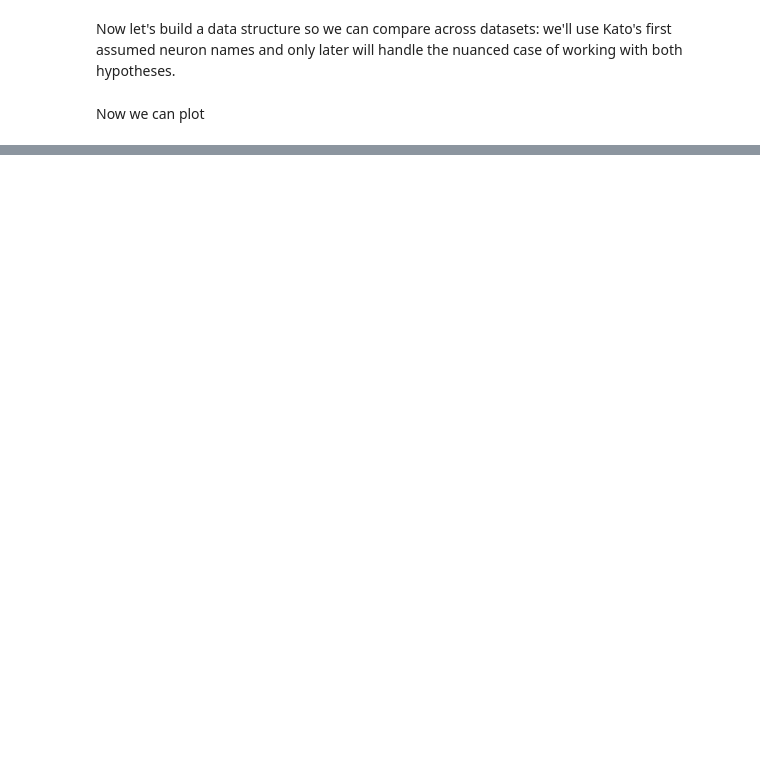
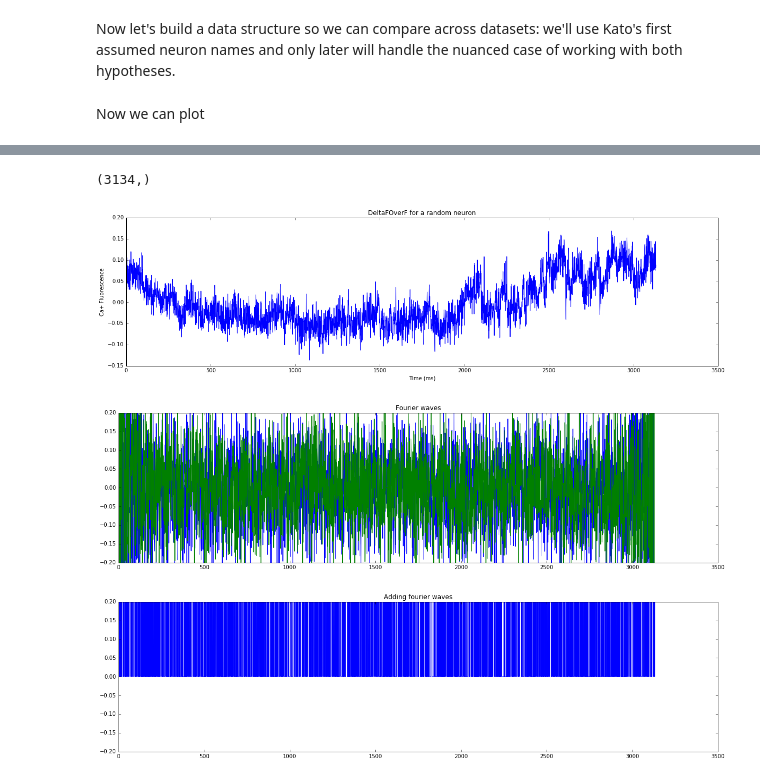
Before and after one commit to openworm/neuronal-analysis, a Jupyter notebook: notebooks/Katodata.ipynb, the cells around one changed output, grey strips where cells are left out. Drawn from its saved outputs; the diff is of its cells as text; code cells hidden in the pictures; blank space fills up the shorter version.

Commit message:
hugely update katodata notebook with fourier transfroms and next steps

```diff
--- a/notebooks/Katodata.ipynb
+++ b/notebooks/Katodata.ipynb
@@ -117,0 +193,40 @@ while n < dimensions[0]*dimensions[1]:
+# %%
+#lets do this ft thinga majing
+import numpy.fft
+
+timeseries = wormData[0]['deltaFOverF'][34]
+
+N=timeseries.shape[0]
+
+plt.figure(figsize=(20,5))
+plt.title('DeltaFOverF for a random neuron')
+plt.ylabel('Ca+ Fluorescence')
+plt.xlabel('Time (ms)')
+plt.plot(timeseries)
+
+
+sp = fft.fft(timeseries)
+freq = np.arange(N)
+
+plt.figure(figsize=(20,5))
+plt.title('Fourier waves')
+plt.ylim((-.2,.2))
+plt.xlim((0.0,3500))
+plt.plot(freq, sp.real/10, freq, sp.imag/10)
+
+bins = np.linspace(0,3500,3500/2)
+fullfreq =  (sp.real+sp.imag)/10
+digitized = numpy.digitize(fullfreq, bins)
+
+
+plt.figure(figsize=(20,5))
+plt.title('Adding fourier waves')
+plt.ylim((-.2,.2))
+plt.xlim((0.0,3500))
+plt.plot(freq,fullfreq)
+print sp.imag.shape
+# %% [output]
+(3134,)
+[figure, added]
+[figure, added]
+[figure, added]
```
Also changed, not shown: parts of 8 cells of this notebook, 1 other file.
